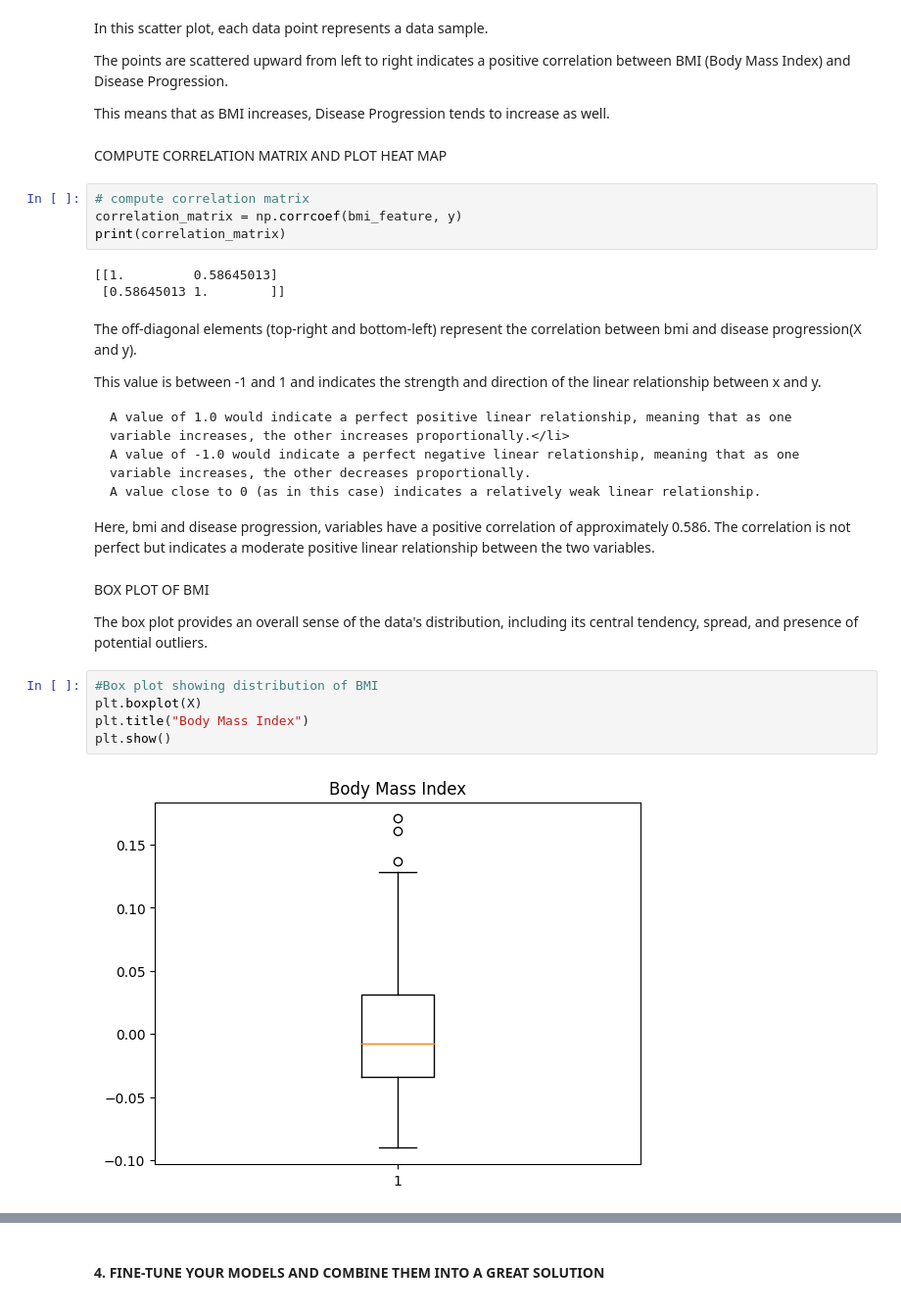
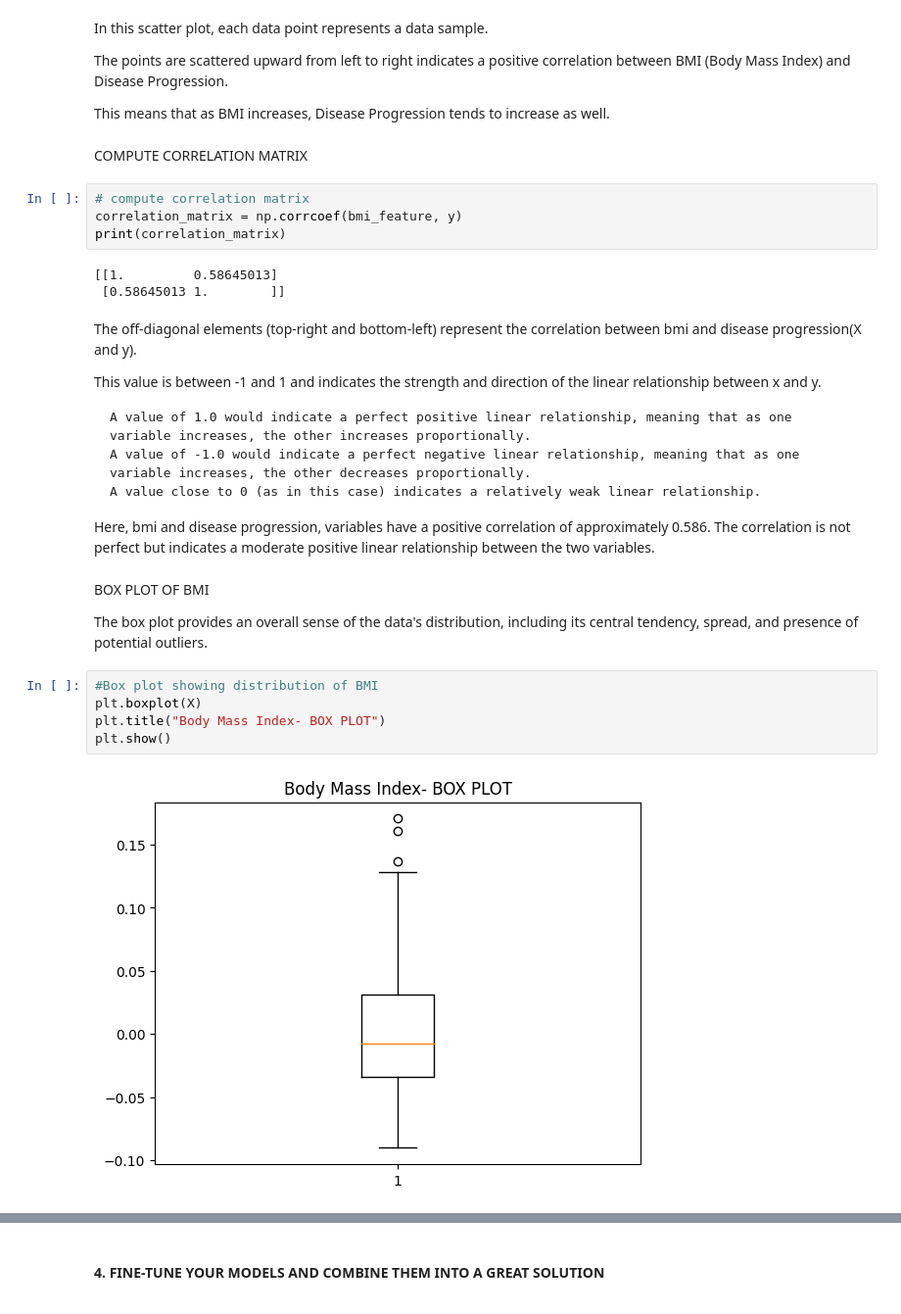
Before and after one commit to bkurian6601/CSCN8010-lab-submissions, a Jupyter notebook: students_submissions/8946601/lab3.ipynb, the cells around one changed output, grey strips where cells are left out. Shown: that part at 98% size. Saved outputs shown, nothing was run; the diff lists cells and outputs as text.

```diff
--- a/students_submissions/8946601/lab3.ipynb
+++ b/students_submissions/8946601/lab3.ipynb
@@ -139,7 +144,7 @@ The points are scattered upward from left to right indicates a positive correlat
 
 This means that as BMI increases, Disease Progression tends to increase as well.
 # %% [markdown]
-COMPUTE CORRELATION MATRIX AND PLOT HEAT MAP
+COMPUTE CORRELATION MATRIX
 # %%
 # compute correlation matrix
 correlation_matrix = np.corrcoef(bmi_feature, y)
@@ -152,7 +157,7 @@ The off-diagonal elements (top-right and bottom-left) represent the correlation
 
 This value is between -1 and 1 and indicates the strength and direction of the linear relationship between x and y.
 
-    A value of 1.0 would indicate a perfect positive linear relationship, meaning that as one variable increases, the other increases proportionally.</li>
+    A value of 1.0 would indicate a perfect positive linear relationship, meaning that as one variable increases, the other increases proportionally.
     A value of -1.0 would indicate a perfect negative linear relationship, meaning that as one variable increases, the other decreases proportionally.
     A value close to 0 (as in this case) indicates a relatively weak linear relationship.
 
@@ -165,8 +170,8 @@ The box plot provides an overall sense of the data's distribution, including its
 # %%
 #Box plot showing distribution of BMI
 plt.boxplot(X)
-plt.title("Body Mass Index")
+plt.title("Body Mass Index- BOX PLOT")
 plt.show()
 # %% [output]
-[figure, old version]
+[figure, new version]
 # %% [markdown]
```
Also changed, not shown: parts of 9 cells of this notebook, 1 other file.
